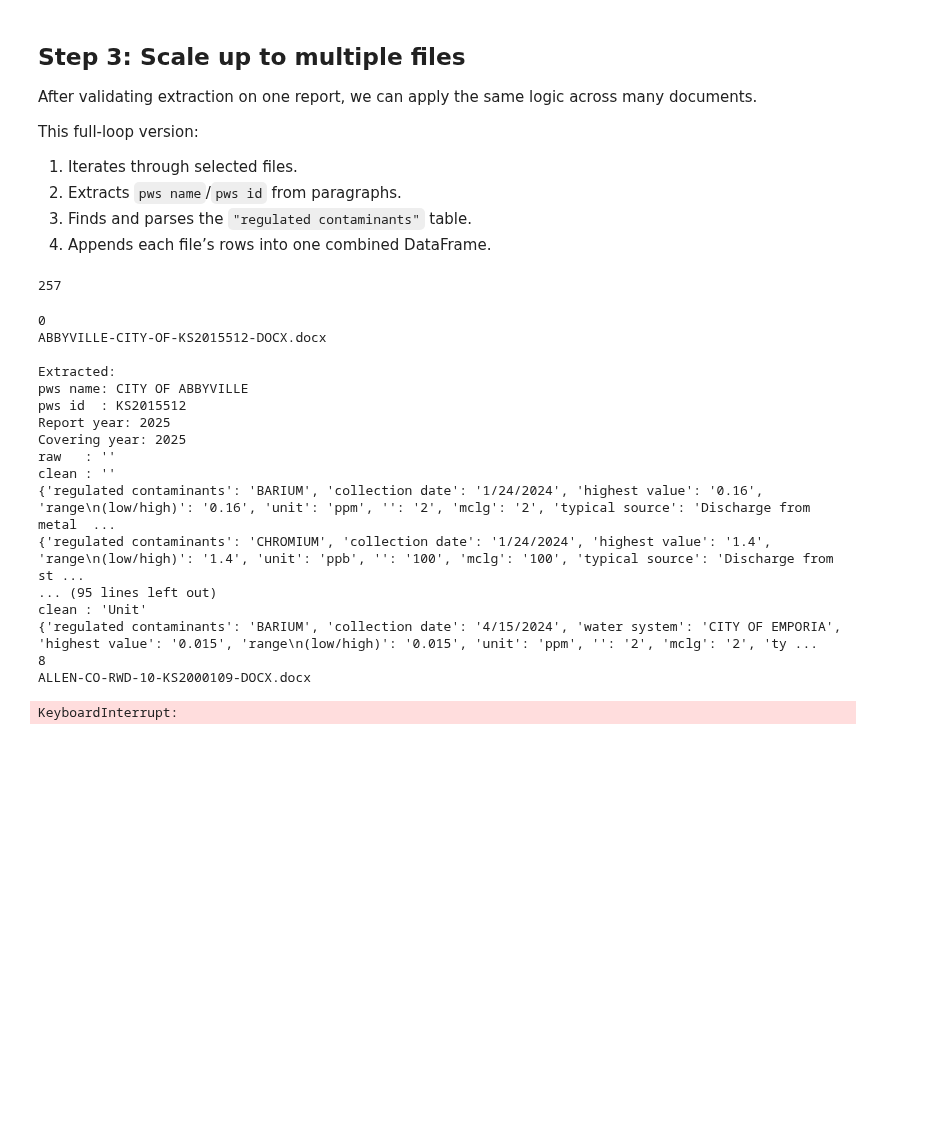
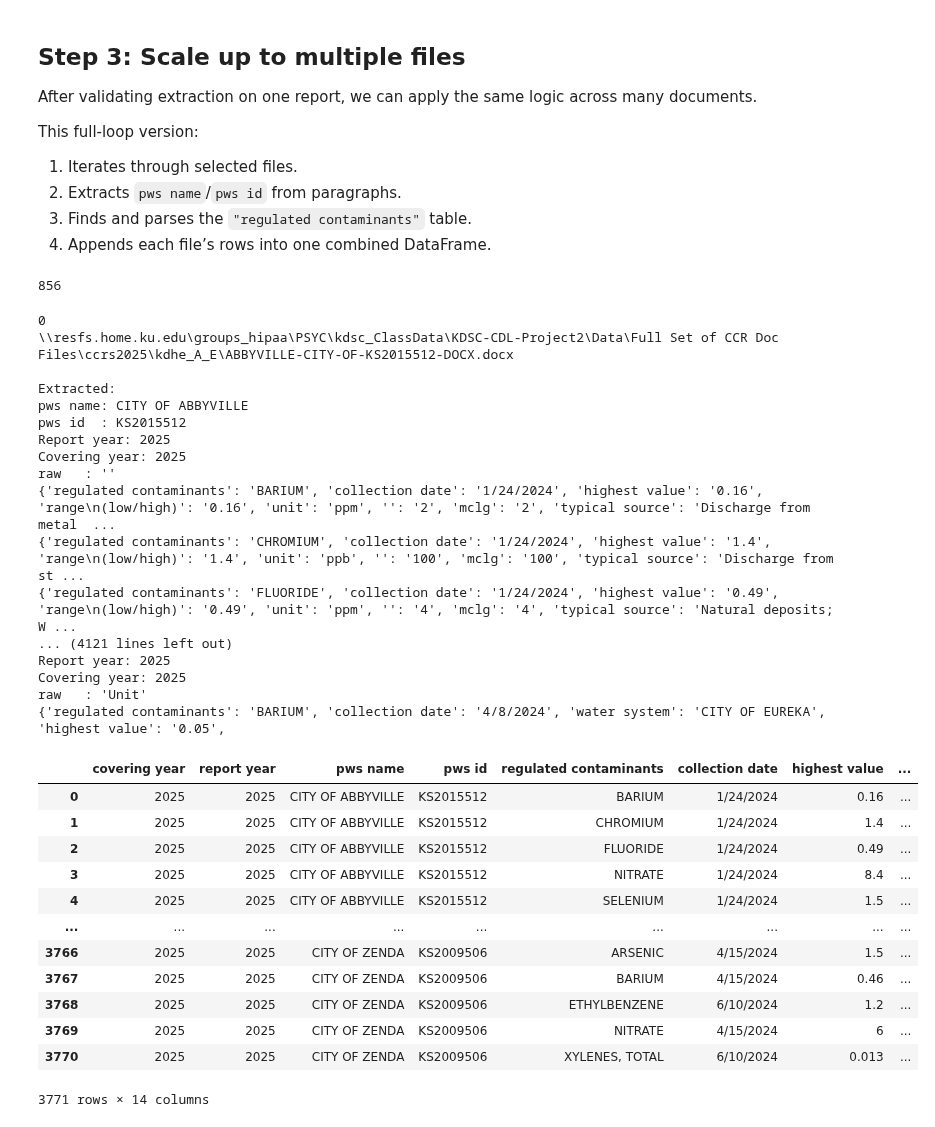
Before and after one commit to jbodenheimer/KS_BoilWater_Curriculum, a Jupyter notebook: notebooks/Doc_scrapping.ipynb, the cells around one changed output. Saved outputs shown, nothing was run; the diff lists cells and outputs as text; code cells hidden in the pictures; blank space fills up the shorter version.

Commit message:
Update Doc_scrapping from KDSC_Boil_scrapping notebook

```diff
--- a/notebooks/Doc_scrapping.ipynb
+++ b/notebooks/Doc_scrapping.ipynb
@@ -447,20 +497,19 @@ This full-loop version:
 3. Finds and parses the `"regulated contaminants"` table.
 4. Appends each file’s rows into one combined DataFrame.
 # %%
-print(len(doc_files))
+print(len(docx_files))
 # %% [output]
-257
+856
 # %%
 #Table Extraction for REgulated Contaminants
-# expected_headers = ['pws name', 'pws id', 'compliance period', 'regulated contaminants', 'collection date', 'highest value', 'range\n(low/high)','unit','mcl','mclg','typical source']
 expected_headers = ['covering year', 'report year', 'pws name', 'pws id', 'regulated contaminants', 'collection date', 'highest value', 'range\n(low/high)','unit','mcl','mclg','typical source']
 df = pd.DataFrame(columns=expected_headers)
 # df.header = expected_headers
-for i, file in enumerate(doc_files):
+for i, file in enumerate(docx_files):
     print(i)
     print(file)
 
-    doc_path = os.path.join(basedir, subdir, doc_files[i])
+    doc_path = (docx_files[i])
     doc = Document(doc_path)
     ###################### Paragraph Extraction #####################
     paragraphs = doc.paragraphs
@@ -493,7 +542,7 @@ for i, file in enumerate(doc_files):
         print("\nCCR_ReportYear_pattern not found in selected paragraph.")
 
     CCR_CalYear_pattern = r"Covering Calendar Year\s*[–-]\s*(\d{4})"
-    CCR_CalYear_match = re.search(CCR_ReportYear_pattern, all_paragraph_text, flags=re.IGNORECASE)
+    CCR_CalYear_match = re.search(CCR_CalYear_pattern, all_paragraph_text, flags=re.IGNORECASE)
     if CCR_CalYear_match:
         covering_year = int(CCR_CalYear_match.group(1))
         print("Covering year:", covering_year)
@@ -505,57 +554,63 @@ for i, file in enumerate(doc_files):
     ###################### Table Extraction #########################
     tables = doc.tables
     rows_out = [] # setup variable for row data
-    for i, table in enumerate(tables):
-        # print(i)
+    for t, table in enumerate(tables):
 
-
-        if tables[i].cell(0,0).text.strip().casefold() == "regulated contaminants": #strip removes white space and casefold avoids capitalization issues
+        if tables[t].cell(0,0).text.strip().casefold() == "regulated contaminants": #strip removes white space and casefold avoids capitalization issues
             txt = table.cell(0, 5).text
             raw = table.cell(0, 5).text
-            clean = raw.replace('\xa0', ' ').strip()
+            # clean = raw.replace('\xa0', ' ').strip()
+
             print("raw   :", repr(raw))
-            print("clean :", repr(clean))
-
-            #print([ord(ch) for ch in txt])
-            # print(repr(table.cell(0, 5).text))
+            # print("clean :", repr(clean))
             headers = [cell.text.strip().casefold() for cell in table.rows[0].cells] #get all the headers of the current table. We can use these for verification with our pandas df
             for r in range(1, len(table.rows)):
                 row_data = {headers[c]: table.cell(r, c).text.strip() for c in range(len(headers))}
                 print(row_data)
                 rows_out.append(row_data)
 
+    # Create a dataframe of the extracted table data
     table_df = pd.DataFrame(rows_out)
+
+    # Add the data extracted from paragraphs to our table dataframe
     table_df["covering year"] = covering_year
     table_df["report year"] = report_year
     table_df["pws name"] = pws_name
     table_df["pws id"] = pws_id
-    # col_map = {h: idx for idx, h in enumerate(headers)} #this maps the headers to a dictionary for lookup like col_map.get("Containment")
-    # for r, rows in enumerate(tables[i].rows):
-    #     for c, cell in enumerate(rows.cells):
-            # print(r, c, cell.text)
-    # print('table ', i, 'is correct')
+
+    # Append
     df = pd.concat([df, table_df], ignore_index=True)
-# display(df)
-# display(row_data)
-# display(table_df)
+
 display(df)
-df.to_csv("output.csv", index=False)
+df.to_csv("CCR_" + subdir + "output.csv", index=False)
 # %% [output]
 0
-ABBYVILLE-CITY-OF-KS2015512-DOCX.docx
+\\resfs.home.ku.edu\groups_hipaa\PSYC\kdsc_ClassData\KDSC-CDL-Project2\Data\Full Set of CCR Doc Files\ccrs2025\kdhe_A_E\ABBYVILLE-CITY-OF-KS2015512-DOCX.docx
 
 Extracted:
 pws name: CITY OF ABBYVILLE
 pws id  : KS2015512
 Report year: 2025
 Covering year: 2025
 raw   : ''
-clean : ''
 {'regulated contaminants': 'BARIUM', 'collection date': '1/24/2024', 'highest value': '0.16', 'range\n(low/high)': '0.16', 'unit': 'ppm', '': '2', 'mclg': '2', 'typical source': 'Discharge from metal  ...
 {'regulated contaminants': 'CHROMIUM', 'collection date': '1/24/2024', 'highest value': '1.4', 'range\n(low/high)': '1.4', 'unit': 'ppb', '': '100', 'mclg': '100', 'typical source': 'Discharge from st ...
-... (95 lines left out)
-clean : 'Unit'
-{'regulated contaminants': 'BARIUM', 'collection date': '4/15/2024', 'water system': 'CITY OF EMPORIA', 'highest value': '0.015', 'range\n(low/high)': '0.015', 'unit': 'ppm', '': '2', 'mclg': '2', 'ty ...
-8
-ALLEN-CO-RWD-10-KS2000109-DOCX.docx
+{'regulated contaminants': 'FLUORIDE', 'collection date': '1/24/2024', 'highest value': '0.49', 'range\n(low/high)': '0.49', 'unit': 'ppm', '': '4', 'mclg': '4', 'typical source': 'Natural deposits; W ...
+... (4121 lines left out)
+Report year: 2025
+Covering year: 2025
+raw   : 'Unit'
+{'regulated contaminants': 'BARIUM', 'collection date': '4/8/2024', 'water system': 'CITY OF EUREKA', 'highest value': '0.05',
+|  | covering year | report year | pws name | pws id | regulated contaminants | collection date | highest value | ... |
+| 0 | 2025 | 2025 | CITY OF ABBYVILLE | KS2015512 | BARIUM | 1/24/2024 | 0.16 | ... |
+| 1 | 2025 | 2025 | CITY OF ABBYVILLE | KS2015512 | CHROMIUM | 1/24/2024 | 1.4 | ... |
+| 2 | 2025 | 2025 | CITY OF ABBYVILLE | KS2015512 | FLUORIDE | 1/24/2024 | 0.49 | ... |
+| 3 | 2025 | 2025 | CITY OF ABBYVILLE | KS2015512 | NITRATE | 1/24/2024 | 8.4 | ... |
+| 4 | 2025 | 2025 | CITY OF ABBYVILLE | KS2015512 | SELENIUM | 1/24/2024 | 1.5 | ... |
+| ... | ... | ... | ... | ... | ... | ... | ... | ... |
+| 3766 | 2025 | 2025 | CITY OF ZENDA | KS2009506 | ARSENIC | 4/15/2024 | 1.5 | ... |
+| 3767 | 2025 | 2025 | CITY OF ZENDA | KS2009506 | BARIUM | 4/15/2024 | 0.46 | ... |
+| 3768 | 2025 | 2025 | CITY OF ZENDA | KS2009506 | ETHYLBENZENE | 6/10/2024 | 1.2 | ... |
+| 3769 | 2025 | 2025 | CITY OF ZENDA | KS2009506 | NITRATE | 4/15/2024 | 6 | ... |
+| 3770 | 2025 | 2025 | CITY OF ZENDA | KS2009506 | XYLENES, TOTAL | 6/10/2024 | 0.013 | ... |
-KeyboardInterrupt:
+3771 rows × 14 columns
```
Also changed, not shown: parts of 13 cells of this notebook.
